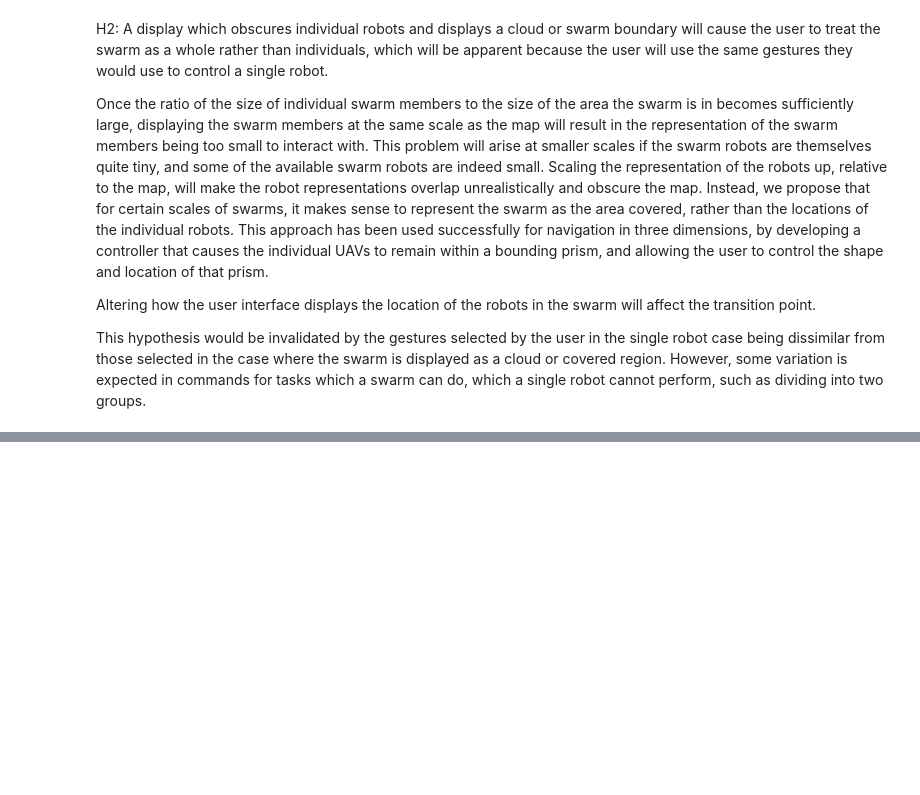
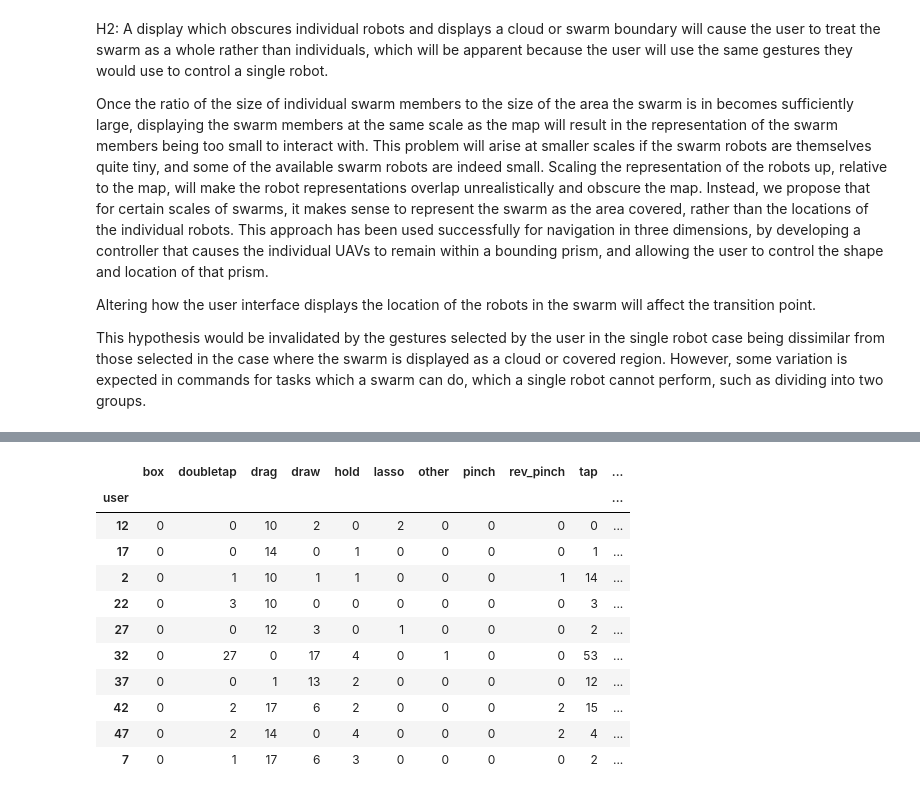
Before and after one commit to ab3nd/TinyRobo, a Jupyter notebook: data/By Hypothesis.ipynb, the cells around one changed output, grey strips where cells are left out. Saved outputs shown, nothing was run; the diff lists cells and outputs as text; code cells hidden in the pictures; blank space fills up the shorter version.

```diff
--- a/data/By Hypothesis.ipynb
+++ b/data/By Hypothesis.ipynb
@@ -194,0 +485,37 @@ This hypothesis would be invalidated by the gestures selected by the user in the
+# %%
+#Now we're working with pandas! 🐼
+
+#Initialize the list of common names for tasks in both the unknown condition and the one robot condition
+common_names = []
+for name in adh.taskMap.keys():
+    if all([adh.taskMap[name]['X'], adh.taskMap[name][1]]):
+        common_names.append(name)
+common_names.sort()
+
+#Add a total gestures column to the data frame that has the total count of gestures
+#Each row of the dataframe is a user doing a task, so the count will be the total count of gestures used in that task
+per_task_df["total_gestures"] = per_task_df[col_list].sum(axis=1)
+
+per_task_df
+
+#Get all the one or unknown condition entries
+one_cond = per_task_df.query("condition=='one'")
+unk_cond = per_task_df.query("condition == 'unknown'")
+
+
+#This gives me the sum of all of the gestures within users, across tasks
+one_cond.groupby("user").sum()
+#one_cond
+# %% [output]
+|  | box | doubletap | drag | draw | hold | lasso | other | pinch | rev_pinch | tap | ... |
+| user |  |  |  |  |  |  |  |  |  |  | ... |
+| 12 | 0 | 0 | 10 | 2 | 0 | 2 | 0 | 0 | 0 | 0 | ... |
+| 17 | 0 | 0 | 14 | 0 | 1 | 0 | 0 | 0 | 0 | 1 | ... |
+| 2 | 0 | 1 | 10 | 1 | 1 | 0 | 0 | 0 | 1 | 14 | ... |
+| 22 | 0 | 3 | 10 | 0 | 0 | 0 | 0 | 0 | 0 | 3 | ... |
+| 27 | 0 | 0 | 12 | 3 | 0 | 1 | 0 | 0 | 0 | 2 | ... |
+| 32 | 0 | 27 | 0 | 17 | 4 | 0 | 1 | 0 | 0 | 53 | ... |
+| 37 | 0 | 0 | 1 | 13 | 2 | 0 | 0 | 0 | 0 | 12 | ... |
+| 42 | 0 | 2 | 17 | 6 | 2 | 0 | 0 | 0 | 2 | 15 | ... |
+| 47 | 0 | 2 | 14 | 0 | 4 | 0 | 0 | 0 | 2 | 4 | ... |
+| 7 | 0 | 1 | 17 | 6 | 3 | 0 | 0 | 0 | 0 | 2 | ... |
```
Also changed, not shown: parts of 15 cells of this notebook, 1 other file.
